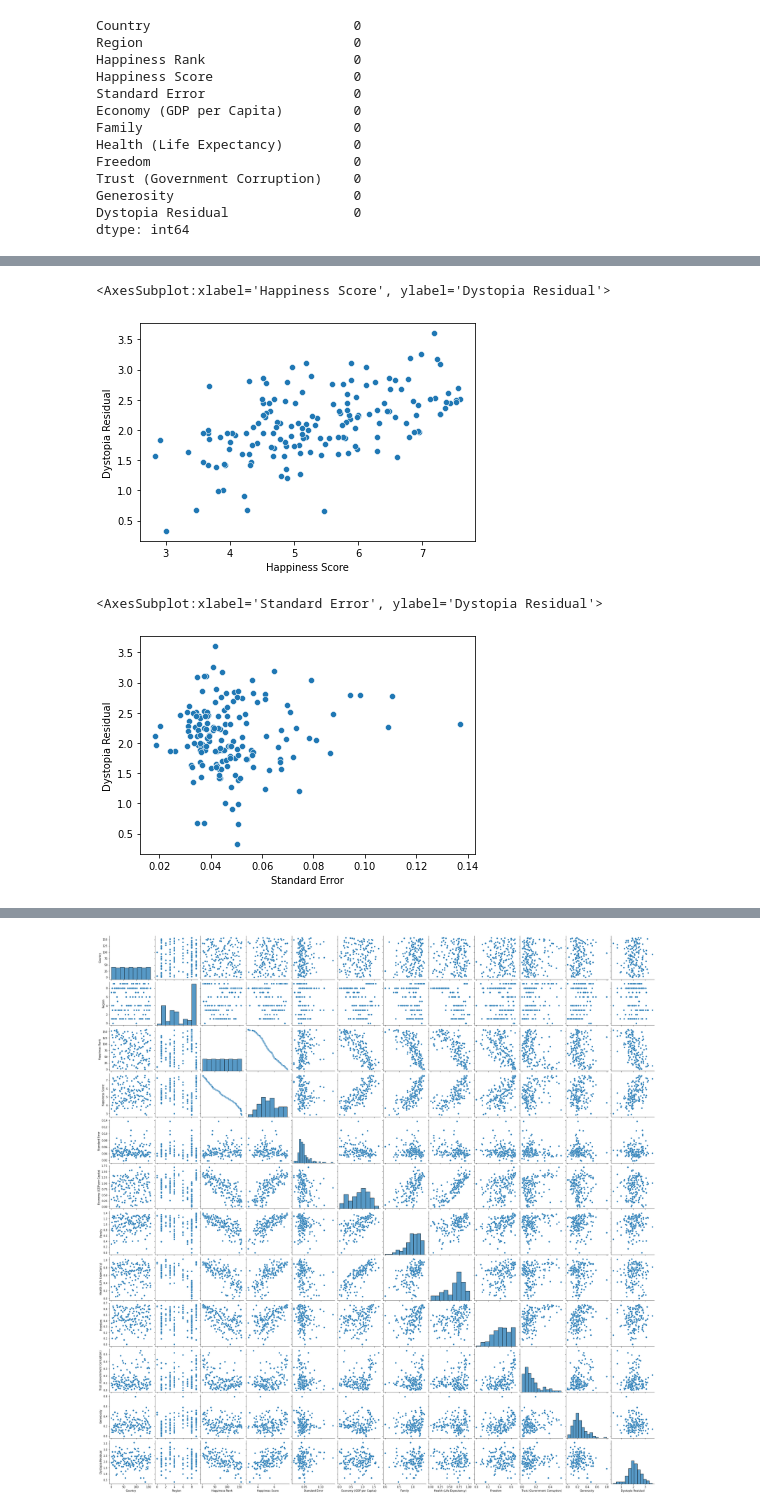
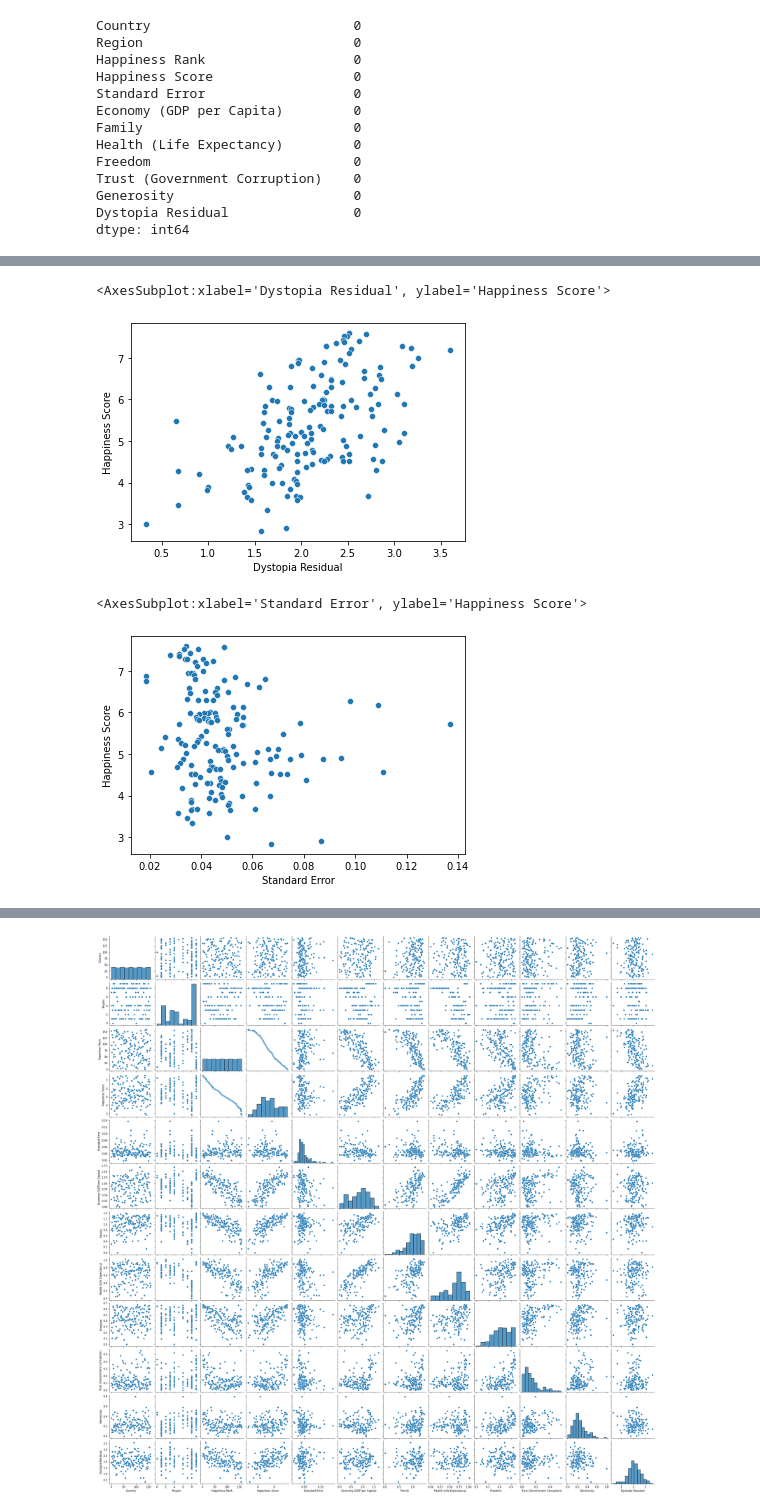
Before and after one commit to GaraHimabindu/datatrained, a Jupyter notebook: world happiness project.ipynb, the cells around one changed output, grey strips where cells are left out. Cells and saved outputs as stored; diff of their text form; code cells hidden in the pictures.

```diff
--- a/world happiness project.ipynb
+++ b/world happiness project.ipynb
@@ -142,11 +142,11 @@ sns.scatterplot(x="Happiness Rank", y="Dystopia Residual",data=df)
 # %%
-sns.scatterplot(x="Happiness Score", y="Dystopia Residual",data=df)
+sns.scatterplot(x="Dystopia Residual", y="Happiness Score",data=df)
 # %% [output]
-<AxesSubplot:xlabel='Happiness Score', ylabel='Dystopia Residual'>
+<AxesSubplot:xlabel='Dystopia Residual', ylabel='Happiness Score'>
-[figure, old version]
+[figure, new version]
 # %%
-sns.scatterplot(x="Standard Error", y="Dystopia Residual",data=df)
+sns.scatterplot(x="Standard Error", y="Happiness Score",data=df)
 # %% [output]
-<AxesSubplot:xlabel='Standard Error', ylabel='Dystopia Residual'>
+<AxesSubplot:xlabel='Standard Error', ylabel='Happiness Score'>
-[figure, old version]
+[figure, new version]
 # %%
```
Also changed, not shown: parts of 13 cells of this notebook.
